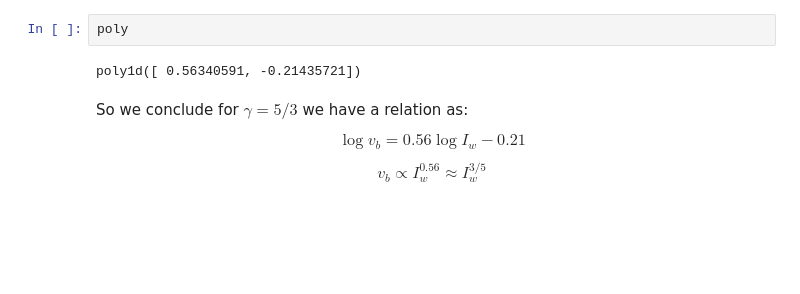
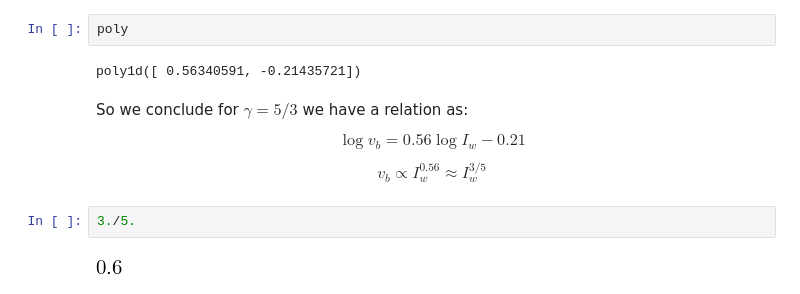
Before and after one commit to fhorrobin/cratering-1D, a Jupyter notebook: visualizations/visualize_vars_general_1d.ipynb, the cells around one changed output. Saved outputs shown, nothing was run; the diff lists cells and outputs as text; blank space fills up the shorter version.

```diff
--- a/visualizations/visualize_vars_general_1d.ipynb
+++ b/visualizations/visualize_vars_general_1d.ipynb
@@ -199,3 +200,7 @@ So we conclude for $\gamma = 5/3$ we have a relation as:
 $$ \log v_b = 0.56 \log I_w - 0.21  $$
 
 $$ v_b \propto I_w^{0.56} \approx I_w^{3/5} $$
+# %%
+3./5.
+# %% [output]
+[figure, added]
```
Also changed, not shown: parts of 1 cell of this notebook.
